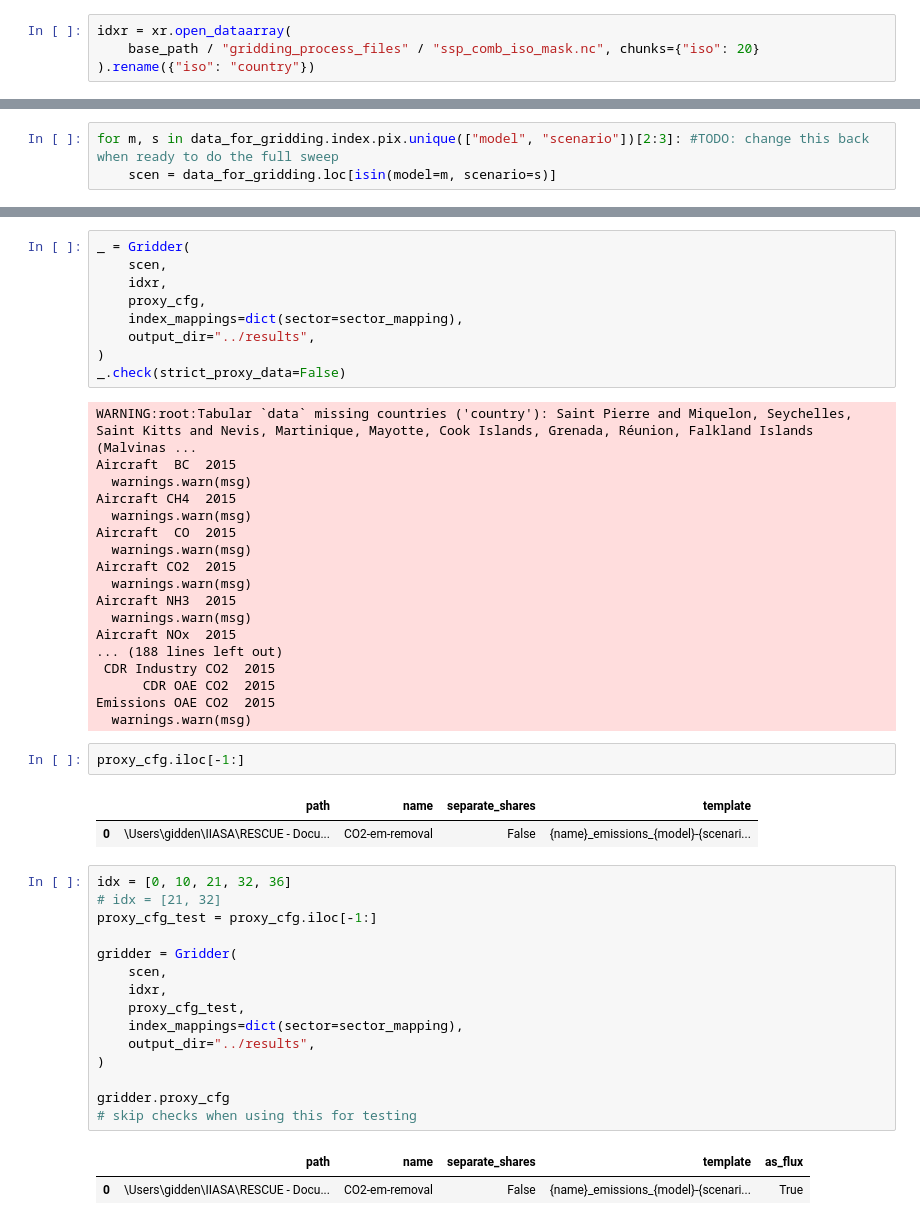
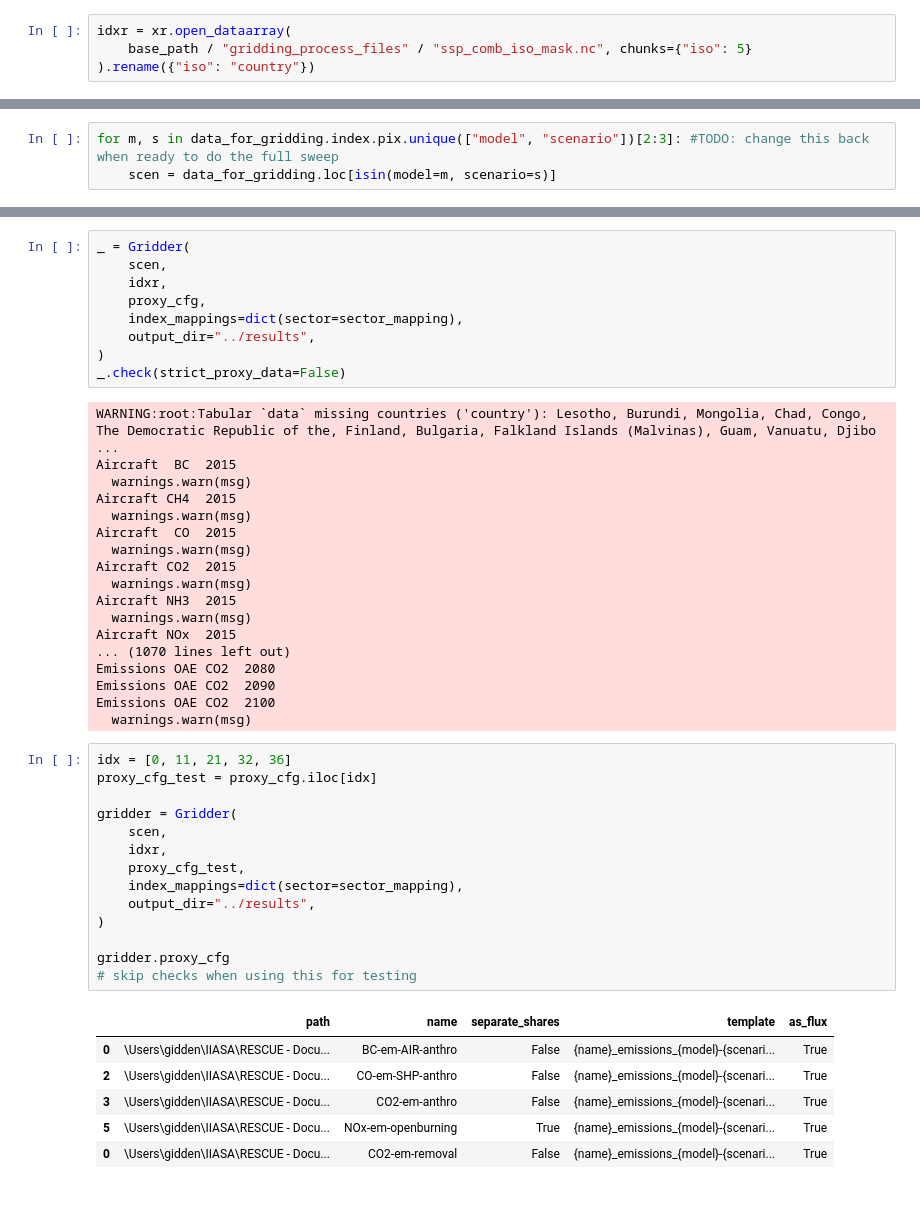
Before and after one commit to jkikstra/concordia, a Jupyter notebook: notebooks/workflow.ipynb, the cells around one changed output, grey strips where cells are left out. Drawn from its saved outputs; the diff is of its cells as text.

```diff
--- a/notebooks/workflow.ipynb
+++ b/notebooks/workflow.ipynb
@@ -620,7 +639,7 @@ downscaled.head()
 ## Getting Countries Right
 # %%
 idxr = xr.open_dataarray(
-    base_path / "gridding_process_files" / "ssp_comb_iso_mask.nc", chunks={"iso": 20}
+    base_path / "gridding_process_files" / "ssp_comb_iso_mask.nc", chunks={"iso": 5}
 ).rename({"iso": "country"})
 # %%
 # These are the countries in our downscaled data not in the index raster
@@ -681,7 +700,7 @@ _ = Gridder(
 )
 _.check(strict_proxy_data=False)
 # %% [output]
-WARNING:root:Tabular `data` missing countries ('country'): Saint Pierre and Miquelon, Seychelles, Saint Kitts and Nevis, Martinique, Mayotte, Cook Islands, Grenada, Réunion, Falkland Islands (Malvinas ...
+WARNING:root:Tabular `data` missing countries ('country'): Lesotho, Burundi, Mongolia, Chad, Congo, The Democratic Republic of the, Finland, Bulgaria, Falkland Islands (Malvinas), Guam, Vanuatu, Djibo ...
 Aircraft  BC  2015
   warnings.warn(msg)
 Aircraft CH4  2015
@@ -693,32 +712,30 @@ Aircraft CO2  2015
 Aircraft NH3  2015
   warnings.warn(msg)
 Aircraft NOx  2015
-... (188 lines left out)
- CDR Industry CO2  2015
-      CDR OAE CO2  2015
-Emissions OAE CO2  2015
+... (1070 lines left out)
+Emissions OAE CO2  2080
+Emissions OAE CO2  2090
+Emissions OAE CO2  2100
   warnings.warn(msg)
-# %%
-proxy_cfg.iloc[-1:]
-# %% [output]
-|  | path | name | separate_shares | template |
-| 0 | \Users\gidden\IIASA\RESCUE - Docu... | CO2-em-removal | False | {name}_emissions_{model}-{scenari... |
 # %%
-idx = [0, 10, 21, 32, 36]
-# idx = [21, 32]
-proxy_cfg_test = proxy_cfg.iloc[-1:]
+idx = [0, 11, 21, 32, 36]
+proxy_cfg_test = proxy_cfg.iloc[idx]
 
 gridder = Gridder(
     scen,
     idxr,
     proxy_cfg_test,
     index_mappings=dict(sector=sector_mapping),
     output_dir="../results",
 )
 
 gridder.proxy_cfg
 # skip checks when using this for testing
 # %% [output]
 |  | path | name | separate_shares | template | as_flux |
+| 0 | \Users\gidden\IIASA\RESCUE - Docu... | BC-em-AIR-anthro | False | {name}_emissions_{model}-{scenari... | True |
+| 2 | \Users\gidden\IIASA\RESCUE - Docu... | CO-em-SHP-anthro | False | {name}_emissions_{model}-{scenari... | True |
+| 3 | \Users\gidden\IIASA\RESCUE - Docu... | CO2-em-anthro | False | {name}_emissions_{model}-{scenari... | True |
+| 5 | \Users\gidden\IIASA\RESCUE - Docu... | NOx-em-openburning | True | {name}_emissions_{model}-{scenari... | True |
 | 0 | \Users\gidden\IIASA\RESCUE - Docu... | CO2-em-removal | False | {name}_emissions_{model}-{scenari... | True |
 # %%
```
Also changed, not shown: parts of 12 cells of this notebook.
